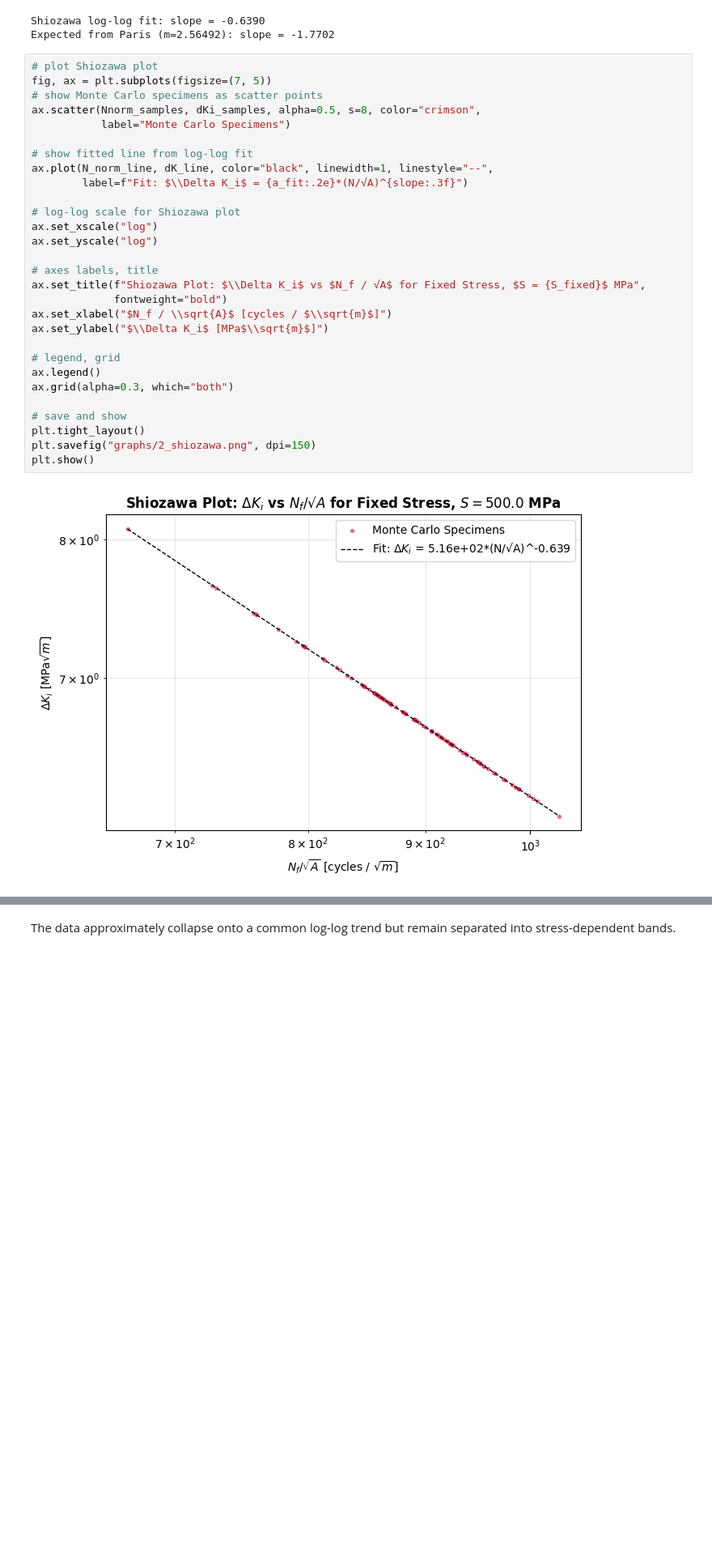
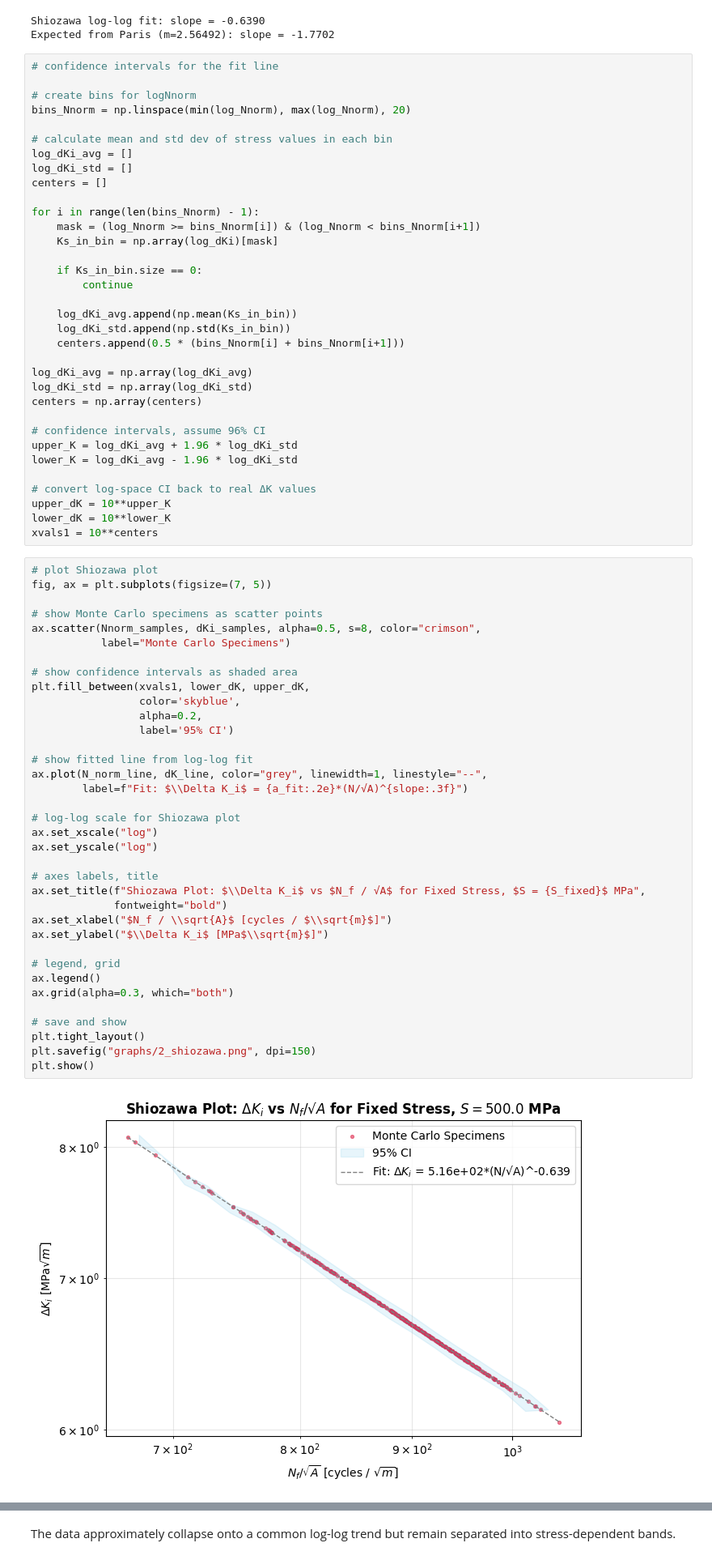
Before and after one commit to jessk816/pinn, a Jupyter notebook: models/paris/workflow_2.ipynb, the cells around one changed output, grey strips where cells are left out. Shown at 81% size. Drawn from its saved outputs; the diff is of its cells as text; blank space fills up the shorter version.

Commit message:
confidence intervals

```diff
--- a/models/paris/workflow_2.ipynb
+++ b/models/paris/workflow_2.ipynb
@@ -606,37 +606,78 @@ dK_line = a_fit * N_norm_line**slope
 # %% [output]
 Shiozawa log-log fit: slope = -0.6390
 Expected from Paris (m=2.56492): slope = -1.7702
+# %%
+# confidence intervals for the fit line
+
+# create bins for logNnorm
+bins_Nnorm = np.linspace(min(log_Nnorm), max(log_Nnorm), 20)
+
+# calculate mean and std dev of stress values in each bin
+log_dKi_avg = []
+log_dKi_std = []
+centers = []
+
+for i in range(len(bins_Nnorm) - 1):
+    mask = (log_Nnorm >= bins_Nnorm[i]) & (log_Nnorm < bins_Nnorm[i+1])
+    Ks_in_bin = np.array(log_dKi)[mask]
+
+    if Ks_in_bin.size == 0:
+        continue
+
+    log_dKi_avg.append(np.mean(Ks_in_bin))
+    log_dKi_std.append(np.std(Ks_in_bin))
+    centers.append(0.5 * (bins_Nnorm[i] + bins_Nnorm[i+1]))
+
+log_dKi_avg = np.array(log_dKi_avg)
+log_dKi_std = np.array(log_dKi_std)
+centers = np.array(centers)
+
+# confidence intervals, assume 96% CI
+upper_K = log_dKi_avg + 1.96 * log_dKi_std
+lower_K = log_dKi_avg - 1.96 * log_dKi_std
+
+# convert log-space CI back to real ΔK values
+upper_dK = 10**upper_K
+lower_dK = 10**lower_K
+xvals1 = 10**centers
 # %%
 # plot Shiozawa plot
 fig, ax = plt.subplots(figsize=(7, 5))
+
 # show Monte Carlo specimens as scatter points
 ax.scatter(Nnorm_samples, dKi_samples, alpha=0.5, s=8, color="crimson",
            label="Monte Carlo Specimens")
 
+# show confidence intervals as shaded area
+plt.fill_between(xvals1, lower_dK, upper_dK,
+                 color='skyblue',
+                 alpha=0.2,
+                 label='95% CI')
+
 # show fitted line from log-log fit
-ax.plot(N_norm_line, dK_line, color="black", linewidth=1, linestyle="--",
+ax.plot(N_norm_line, dK_line, color="grey", linewidth=1, linestyle="--",
         label=f"Fit: $\\Delta K_i$ = {a_fit:.2e}*(N/√A)^{slope:.3f}")
 
 # log-log scale for Shiozawa plot
 ax.set_xscale("log")
 ax.set_yscale("log")
 
 # axes labels, title
 ax.set_title(f"Shiozawa Plot: $\\Delta K_i$ vs $N_f / √A$ for Fixed Stress, $S = {S_fixed}$ MPa",
              fontweight="bold")
 ax.set_xlabel("$N_f / \\sqrt{A}$ [cycles / $\\sqrt{m}$]")
 ax.set_ylabel("$\\Delta K_i$ [MPa$\\sqrt{m}$]")
 
 # legend, grid
 ax.legend()
 ax.grid(alpha=0.3, which="both")
 
 # save and show
 plt.tight_layout()
 plt.savefig("graphs/2_shiozawa.png", dpi=150)
 plt.show()
 # %% [output]
-[figure, old version]
+[figure, new version]
 # %% [markdown]
 ### 2.7.b Reliability Curves: Empirical & Weibull Model
 
```
Also changed, not shown: parts of 10 cells of this notebook, 7 other files.
